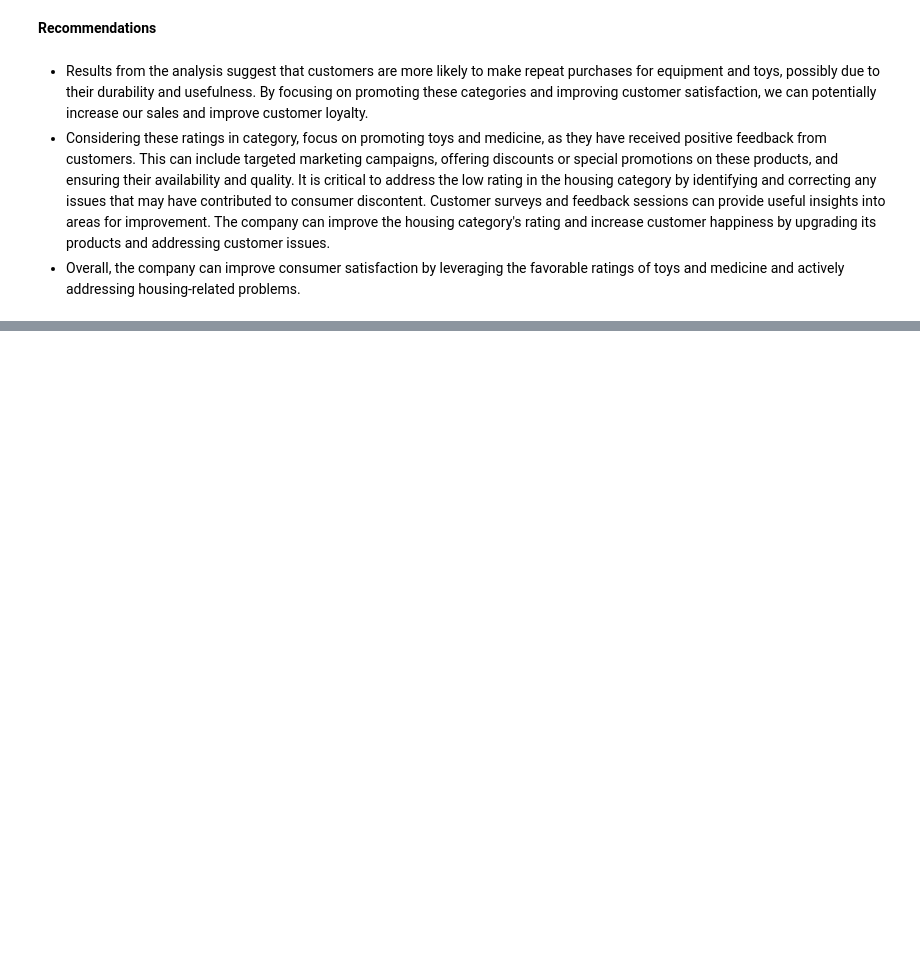
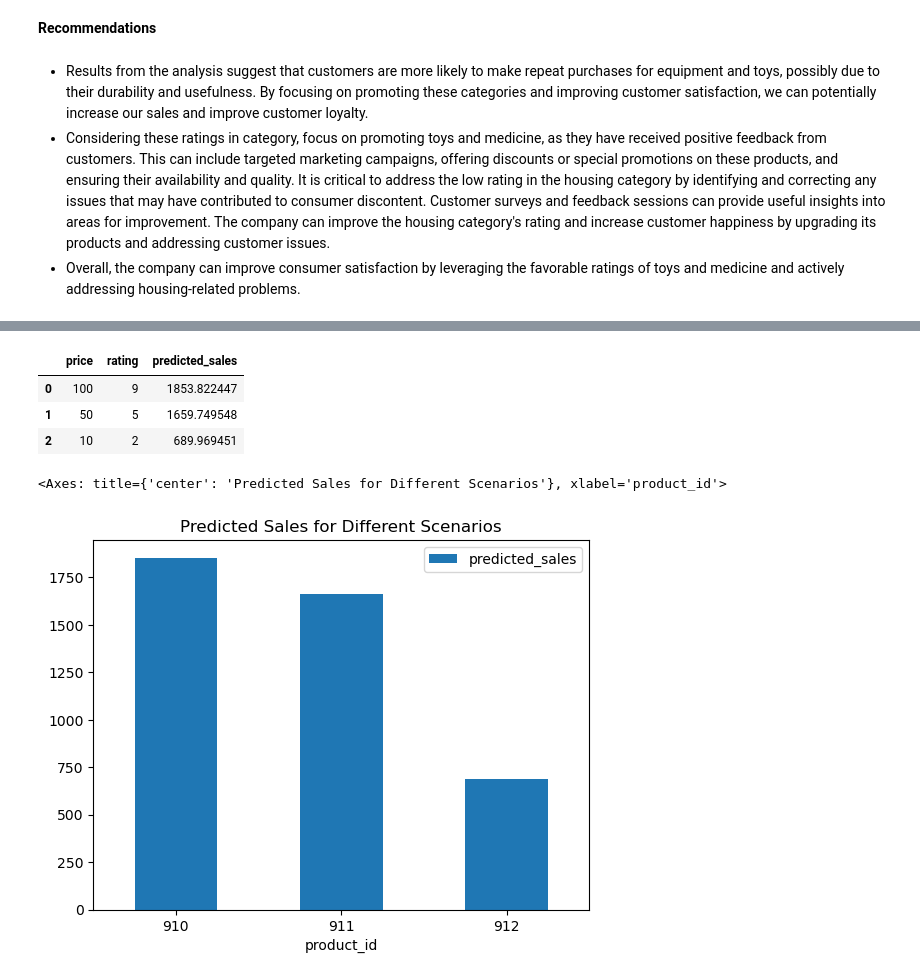
Before and after one commit to LoveRedemption/Pet_supply_analysis, a Jupyter notebook: Pet_Box.ipynb, the cells around one changed output, grey strips where cells are left out. Cells and saved outputs as stored; diff of their text form; code cells hidden in the pictures; blank space fills up the shorter version.

```diff
--- a/Pet_Box.ipynb
+++ b/Pet_Box.ipynb
@@ -638,0 +745,12 @@ Overall, the chart shows that sales are dominated by goods for small-sized cats.
+# %%
+# Creating hypothetical scenarios for prediction
+scenarios = pd.DataFrame({
+    'product_id': [910, 911, 912],
+    'price': [100, 50, 10],  # Prices for different scenarios
+    'rating': [9, 5, 2],     # Ratings for different scenarios
+    # Encoding of product attributes for the scenarios (assuming specific categories and animals)
+    'category_Food': [1, 0, 0], 'category_Housing': [0, 0, 0], 'category_Medicine': [0, 1, 0],
+    'category_Accessory': [0, 0, 0], 'category_Equipment': [0, 0, 0], 'category_Toys': [0, 0, 1], 'category_unknown': [0, 0, 0],
+    'animal_Bird': [0, 0, 0], 'animal_Cat': [0, 1, 0], 'animal_Dog': [1, 0, 0], 'animal_Fish': [0, 0, 1],
+    'size_large': [0, 0, 1], 'size_medium': [1, 0, 0], 'size_small': [0, 1, 0]
+})
@@ -638,0 +764,8 @@ Overall, the chart shows that sales are dominated by goods for small-sized cats.
+# %%
+# # Predict sales for each scenario
+# scenarios['predicted_sales'] = gradient_boosting_model.predict(scenarios.drop('product_id', axis=1))
+
+# scenarios[['price', 'rating', 'predicted_sales']]  # Display relevant columns for clarity
+
+# Determining the required features from the training set
+required_features = list(X_sales.columns)
@@ -638,0 +792,20 @@ Overall, the chart shows that sales are dominated by goods for small-sized cats.
+# %%
+# Adjusting the scenarios to have the same features as the training set
+# Ensuring that only the features present in the training set are used
+scenarios_adjusted = scenarios.reindex(columns=required_features, fill_value=0)
+# %%
+# Predict sales for each scenario
+scenarios_adjusted['predicted_sales'] = gradient_boosting_model.predict(scenarios_adjusted)
+# %%
+scenarios_adjusted[['price', 'rating', 'predicted_sales']]  # Display relevant columns for clarity
+# %% [output]
+|  | price | rating | predicted_sales |
+| 0 | 100 | 9 | 1853.822447 |
+| 1 | 50 | 5 | 1659.749548 |
+| 2 | 10 | 2 | 689.969451 |
+# %%
+# Plot the predicted sales for each scenario
+scenarios_adjusted.plot.bar(x='product_id', y='predicted_sales', rot=0, title='Predicted Sales for Different Scenarios')
+# %% [output]
+<Axes: title={'center': 'Predicted Sales for Different Scenarios'}, xlabel='product_id'>
+[figure, added]
```
Also changed, not shown: parts of 22 cells of this notebook.
